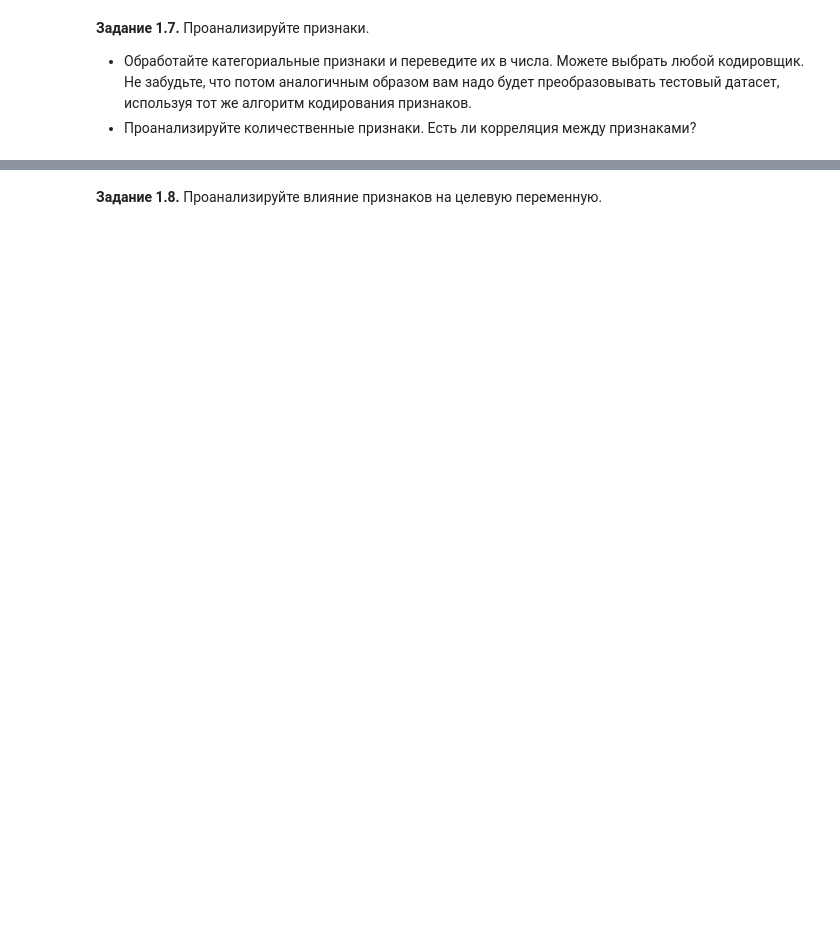
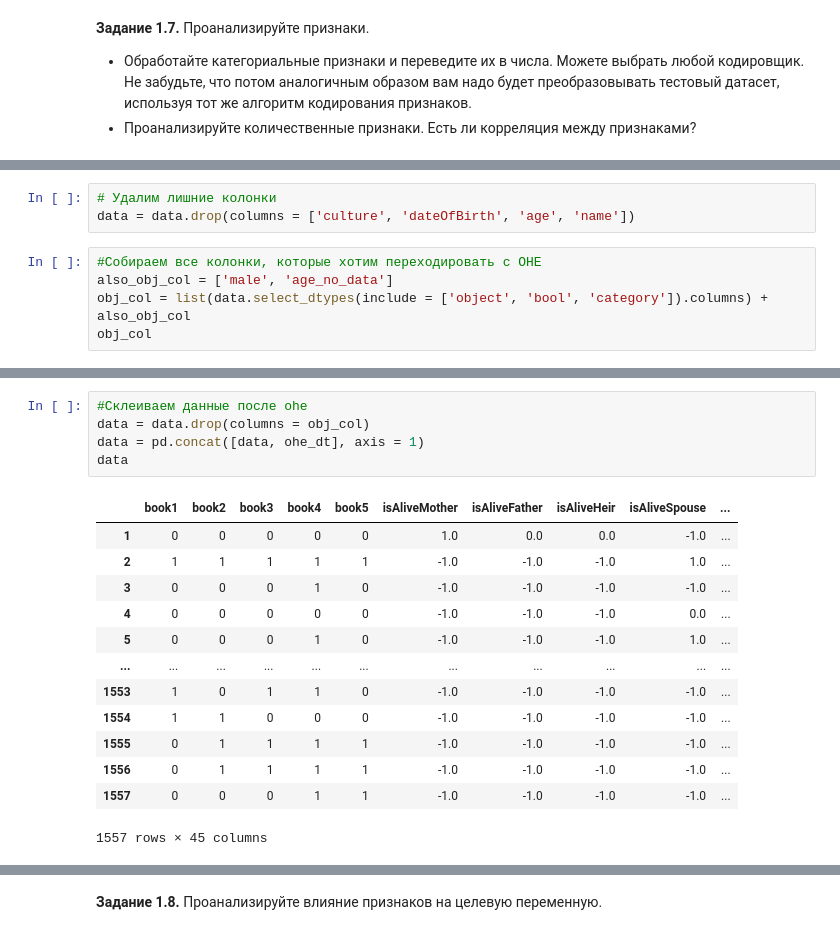
Before and after one commit to nikitakv1-gif/DLS_first_semestr, a Jupyter notebook: week_01_ml_intro/Homework/hw_1_game_of_thrones.ipynb, the cells around one changed output, grey strips where cells are left out. Saved outputs shown, nothing was run; the diff lists cells and outputs as text; blank space fills up the shorter version.

```diff
--- a/week_01_ml_intro/Homework/hw_1_game_of_thrones.ipynb
+++ b/week_01_ml_intro/Homework/hw_1_game_of_thrones.ipynb
@@ -530,0 +533,8 @@ dtype: int64
+# %%
+# Удалим лишние колонки
+data = data.drop(columns = ['culture', 'dateOfBirth', 'age', 'name'])
+# %%
+#Собираем все колонки, которые хотим переходировать с OHE
+also_obj_col = ['male', 'age_no_data']
+obj_col = list(data.select_dtypes(include = ['object', 'bool', 'category']).columns) + also_obj_col
+obj_col
@@ -530,0 +576,19 @@ dtype: int64
+# %%
+#Склеиваем данные после ohe
+data = data.drop(columns = obj_col)
+data = pd.concat([data, ohe_dt], axis = 1)
+data
+# %% [output]
+|  | book1 | book2 | book3 | book4 | book5 | isAliveMother | isAliveFather | isAliveHeir | isAliveSpouse | ... |
+| 1 | 0 | 0 | 0 | 0 | 0 | 1.0 | 0.0 | 0.0 | -1.0 | ... |
+| 2 | 1 | 1 | 1 | 1 | 1 | -1.0 | -1.0 | -1.0 | 1.0 | ... |
+| 3 | 0 | 0 | 0 | 1 | 0 | -1.0 | -1.0 | -1.0 | -1.0 | ... |
+| 4 | 0 | 0 | 0 | 0 | 0 | -1.0 | -1.0 | -1.0 | 0.0 | ... |
+| 5 | 0 | 0 | 0 | 1 | 0 | -1.0 | -1.0 | -1.0 | 1.0 | ... |
+| ... | ... | ... | ... | ... | ... | ... | ... | ... | ... | ... |
+| 1553 | 1 | 0 | 1 | 1 | 0 | -1.0 | -1.0 | -1.0 | -1.0 | ... |
+| 1554 | 1 | 1 | 0 | 0 | 0 | -1.0 | -1.0 | -1.0 | -1.0 | ... |
+| 1555 | 0 | 1 | 1 | 1 | 1 | -1.0 | -1.0 | -1.0 | -1.0 | ... |
+| 1556 | 0 | 1 | 1 | 1 | 1 | -1.0 | -1.0 | -1.0 | -1.0 | ... |
+| 1557 | 0 | 0 | 0 | 1 | 1 | -1.0 | -1.0 | -1.0 | -1.0 | ... |
+1557 rows × 45 columns
```
Also changed, not shown: parts of 31 cells of this notebook.
